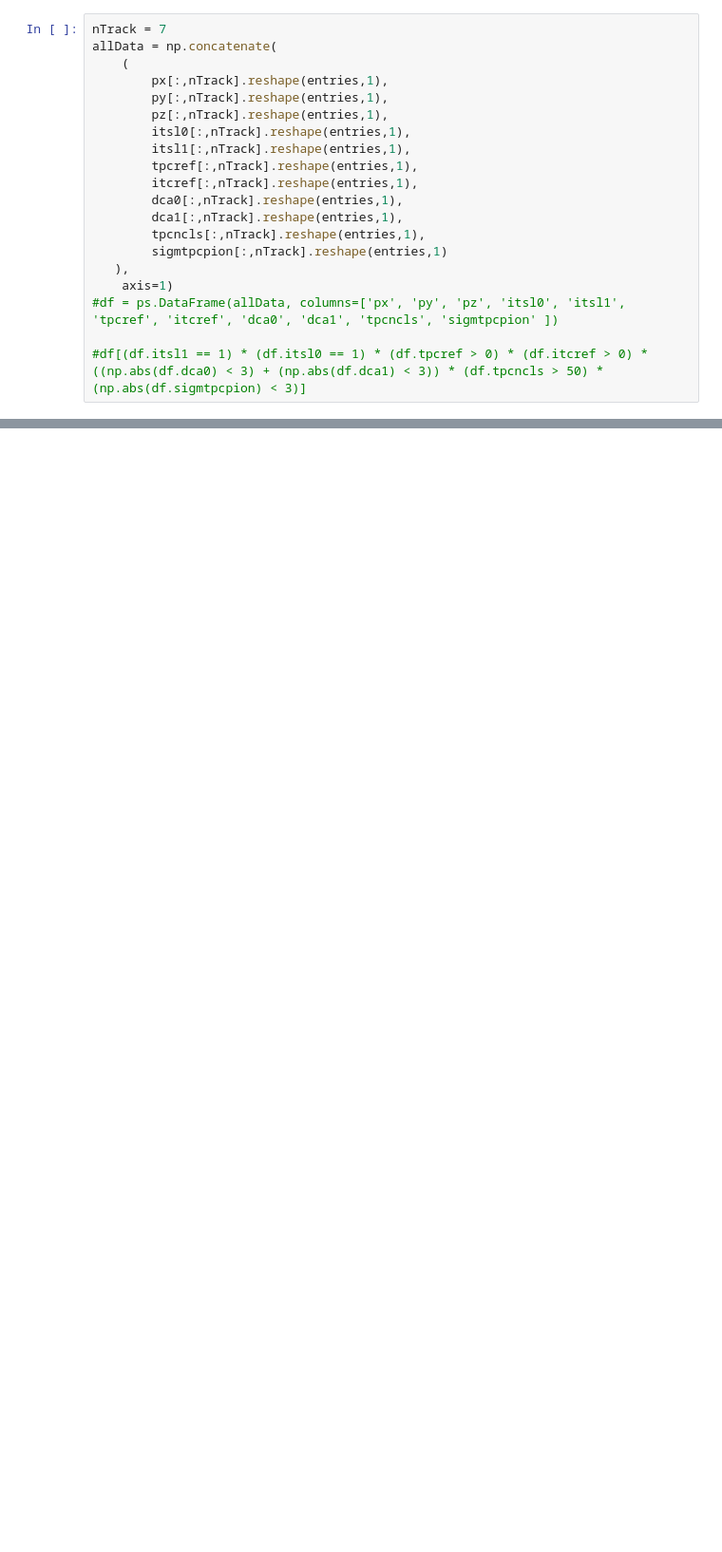
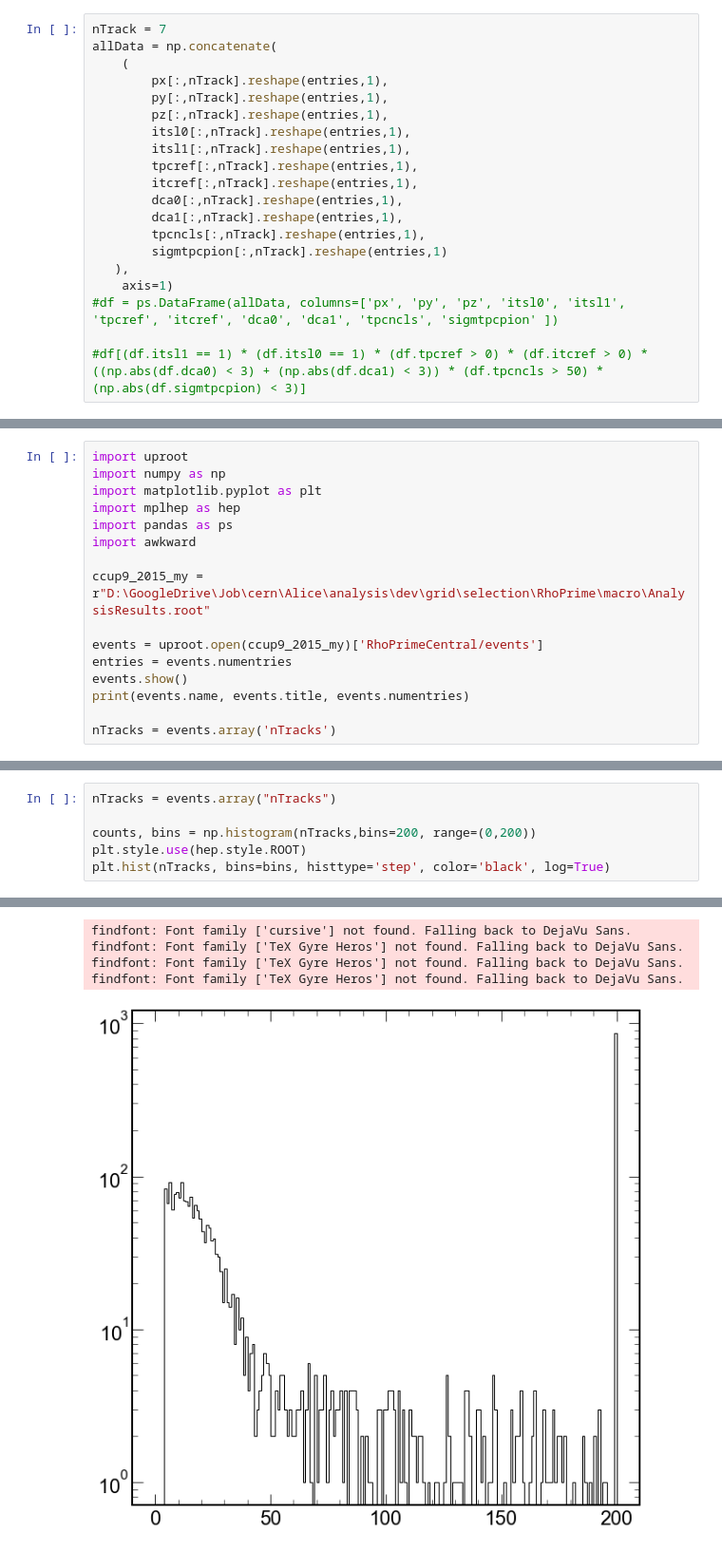
Before and after one commit to bdrum/cern-physics, a Jupyter notebook: notebooks/RhoPrime.ipynb, the cells around one changed output, grey strips where cells are left out. Shown at 95% size. Drawn from its saved outputs; the diff is of its cells as text; blank space fills up the shorter version.

```diff
--- a/notebooks/RhoPrime.ipynb
+++ b/notebooks/RhoPrime.ipynb
@@ -175,0 +202,16 @@ AttributeError: 'numpy.ndarray' object has no attribute 'show'
+# %%
+import uproot
+import numpy as np
+import matplotlib.pyplot as plt
+import mplhep as hep
+import pandas as ps
+import awkward
+
+ccup9_2015_my = r"D:\GoogleDrive\Job\cern\Alice\analysis\dev\grid\selection\RhoPrime\macro\AnalysisResults.root"
+
+events = uproot.open(ccup9_2015_my)['RhoPrimeCentral/events']
+entries = events.numentries
+events.show()
+print(events.name, events.title, events.numentries)
+
+nTracks = events.array('nTracks')
@@ -175,0 +265,7 @@ AttributeError: 'numpy.ndarray' object has no attribute 'show'
+# %%
+nTracks = events.array("nTracks")
+
+counts, bins = np.histogram(nTracks,bins=200, range=(0,200))
+plt.style.use(hep.style.ROOT)
+plt.hist(nTracks, bins=bins, histtype='step', color='black', log=True)
+# %% [output]
@@ -175,0 +289,5 @@ AttributeError: 'numpy.ndarray' object has no attribute 'show'
+findfont: Font family ['cursive'] not found. Falling back to DejaVu Sans.
+findfont: Font family ['TeX Gyre Heros'] not found. Falling back to DejaVu Sans.
+findfont: Font family ['TeX Gyre Heros'] not found. Falling back to DejaVu Sans.
+findfont: Font family ['TeX Gyre Heros'] not found. Falling back to DejaVu Sans.
+[figure, added]
```
Also changed, not shown: parts of 17 cells of this notebook.
